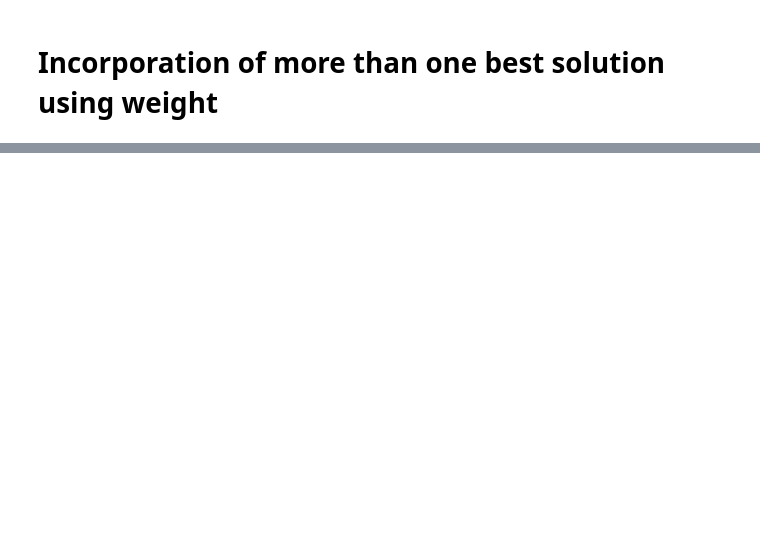
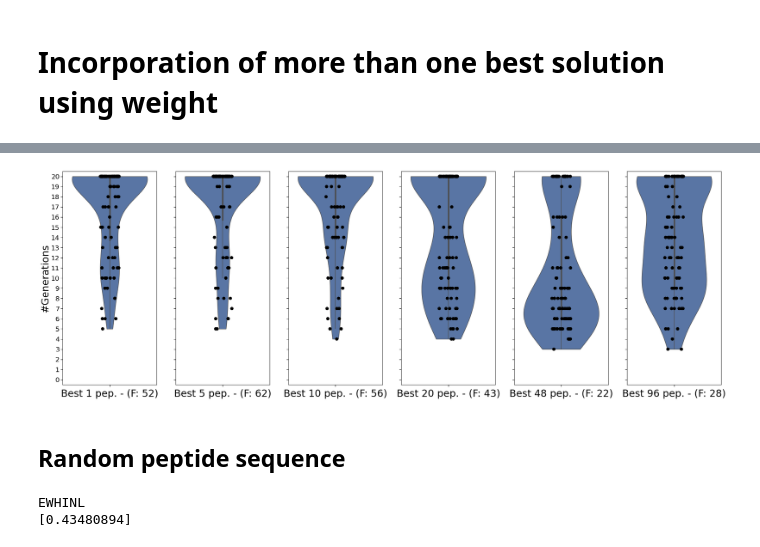
Before and after one commit to jeeberhardt/mobius, a Jupyter notebook: Untitled4.ipynb, the cells around one changed output, grey strips where cells are left out. Cells and saved outputs as stored; diff of their text form; code cells hidden in the pictures; blank space fills up the shorter version.

```diff
--- a/Untitled4.ipynb
+++ b/Untitled4.ipynb
@@ -179,0 +321,41 @@ gen     nevals  avg     std     min     max
+# %%
+NGEN = 20
+NIND = 96
+
+logbooks = []
+
+for param in [1, 5, 10, 20, 48, 96]:
+    print('%s:' % param, end=' ')
+
+    for i in range(100):
+        print(i + 1, end=' ')
+
+        #Initialize the PBIL EDA
+        pbil = PBIL(peptide_length=NLEN, population_size=NIND, n_best=param, learning_rate=0.5, mut_prob=0.00)
+
+        creator.create("FitnessMin", base.Fitness, weights=(-1.0,))
+        creator.create("Individual", list, fitness=creator.FitnessMin)
+
+        toolbox = base.Toolbox()
+        toolbox.register("evaluate", evaluate)
+        toolbox.register("generate", pbil.generate, creator.Individual)
+        toolbox.register("update", pbil.update)
+
+        # Statistics computation
+        hof = tools.HallOfFame(10)
+        stats = tools.Statistics(lambda ind: ind.fitness.values)
+        stats.register("avg", np.mean)
+        stats.register("std", np.std)
+        stats.register("min", np.min)
+        stats.register("max", np.max)
+
+        pop, logbook = algorithms.eaGenerateUpdate(toolbox, NGEN, stats=stats, verbose=False, halloffame=hof)
+
+        df = pd.DataFrame(logbook)
+        df['run'] = i
+        df['n_best'] = param
+        logbooks.append(df)
+
+    print('\n')
+
+logbooks = pd.concat(logbooks)
@@ -179,0 +374,21 @@ gen     nevals  avg     std     min     max
+# %%
+x_labels = ['Best %d pep.' % i for i in [1, 5, 10, 20, 48, 96]]
+plot_distribution(logbooks, 'n_best', min_score, x_labels, 'figure_peptide_%s_n_best_weights.png' % target_sequence)
+# %% [output]
+[figure, added]
+# %% [markdown]
+## Random peptide sequence
+# %%
+NLEN = 6
+
+ff = ForceField()
+vt = VirtualTarget(ff)
+vt.generate_random_target_sequence(NLEN)
+#vt.generate_pharmacophore_from_target_sequence('AAAAAA', solvent_exposures=[0] * 6)
+print(vt.target_sequence())
+print(vt.score_peptides([vt.target_sequence()]))
+target_sequence = vt.target_sequence()
+min_score = vt.score_peptides([vt.target_sequence()])[0]
+# %% [output]
+EWHINL
+[0.43480894]
```
Also changed, not shown: parts of 28 cells of this notebook, 22 other files.
